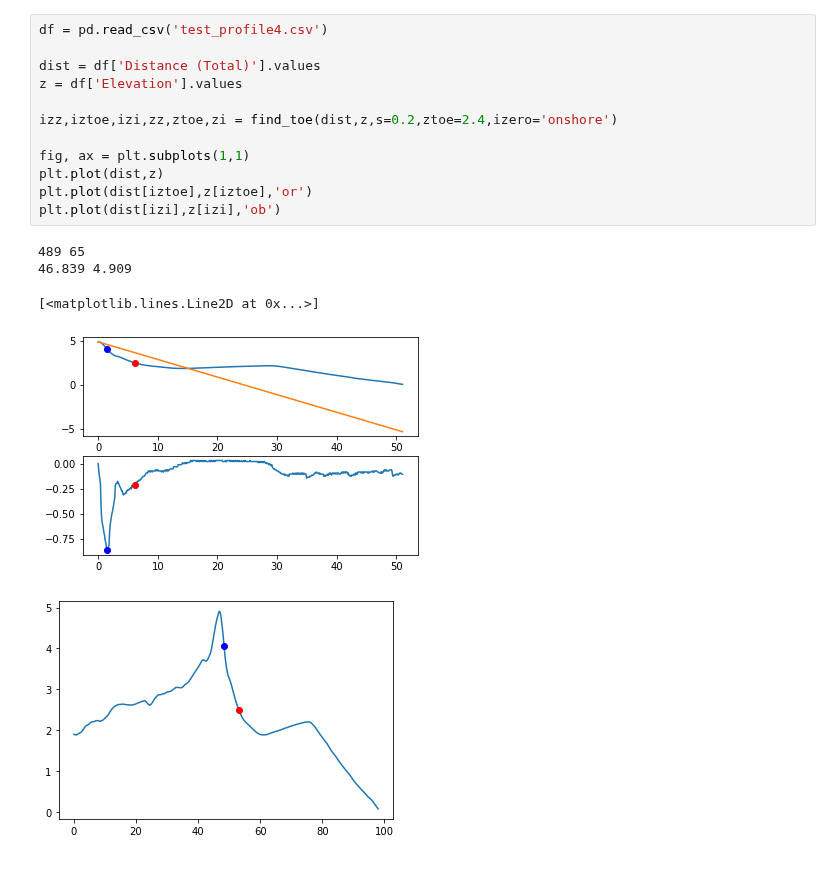
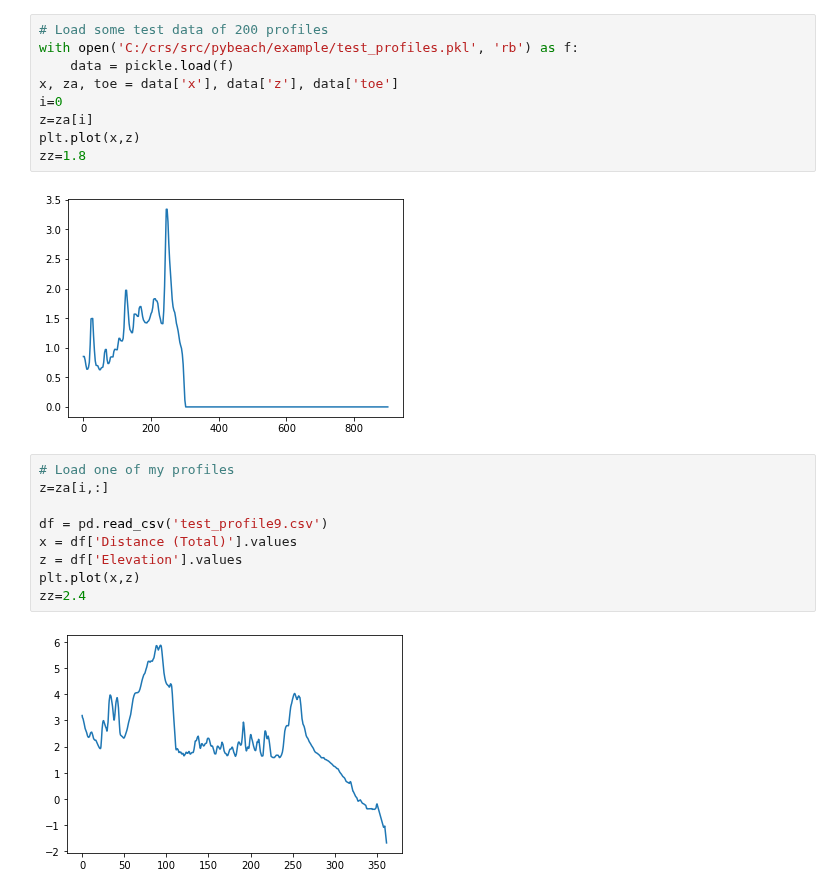
Before and after one commit to csherwood-usgs/CoreBx, a Jupyter notebook: test_find_dune_toe.ipynb, the cells around one changed output. Drawn from its saved outputs; the diff is of its cells as text.

```diff
--- a/test_find_dune_toe.ipynb
+++ b/test_find_dune_toe.ipynb
@@ -83,18 +99,22 @@ def find_toe(dist,z,s=0.2,ztoe=2.4,izero='offshore',iplot=True):
-# %%
-df = pd.read_csv('test_profile4.csv')
-
-dist = df['Distance (Total)'].values
-z = df['Elevation'].values
-
-izz,iztoe,izi,zz,ztoe,zi = find_toe(dist,z,s=0.2,ztoe=2.4,izero='onshore')
-
-fig, ax = plt.subplots(1,1)
-plt.plot(dist,z)
-plt.plot(dist[iztoe],z[iztoe],'or')
-plt.plot(dist[izi],z[izi],'ob')
-# %% [output]
-489 65
-46.839 4.909
-[<matplotlib.lines.Line2D at 0x...>]
-[figure, removed]
-[figure, removed]
+# %%
+# Load some test data of 200 profiles
+with open('C:/crs/src/pybeach/example/test_profiles.pkl', 'rb') as f:
+    data = pickle.load(f)
+x, za, toe = data['x'], data['z'], data['toe']
+i=0
+z=za[i]
+plt.plot(x,z)
+zz=1.8
+# %% [output]
+[figure, added]
+# %%
+# Load one of my profiles
+z=za[i,:]
+
+df = pd.read_csv('test_profile9.csv')
+x = df['Distance (Total)'].values
+z = df['Elevation'].values
+plt.plot(x,z)
+zz=2.4
+# %% [output]
+[figure, added]
```
Also changed, not shown: parts of 6 cells of this notebook, 1 other file.
